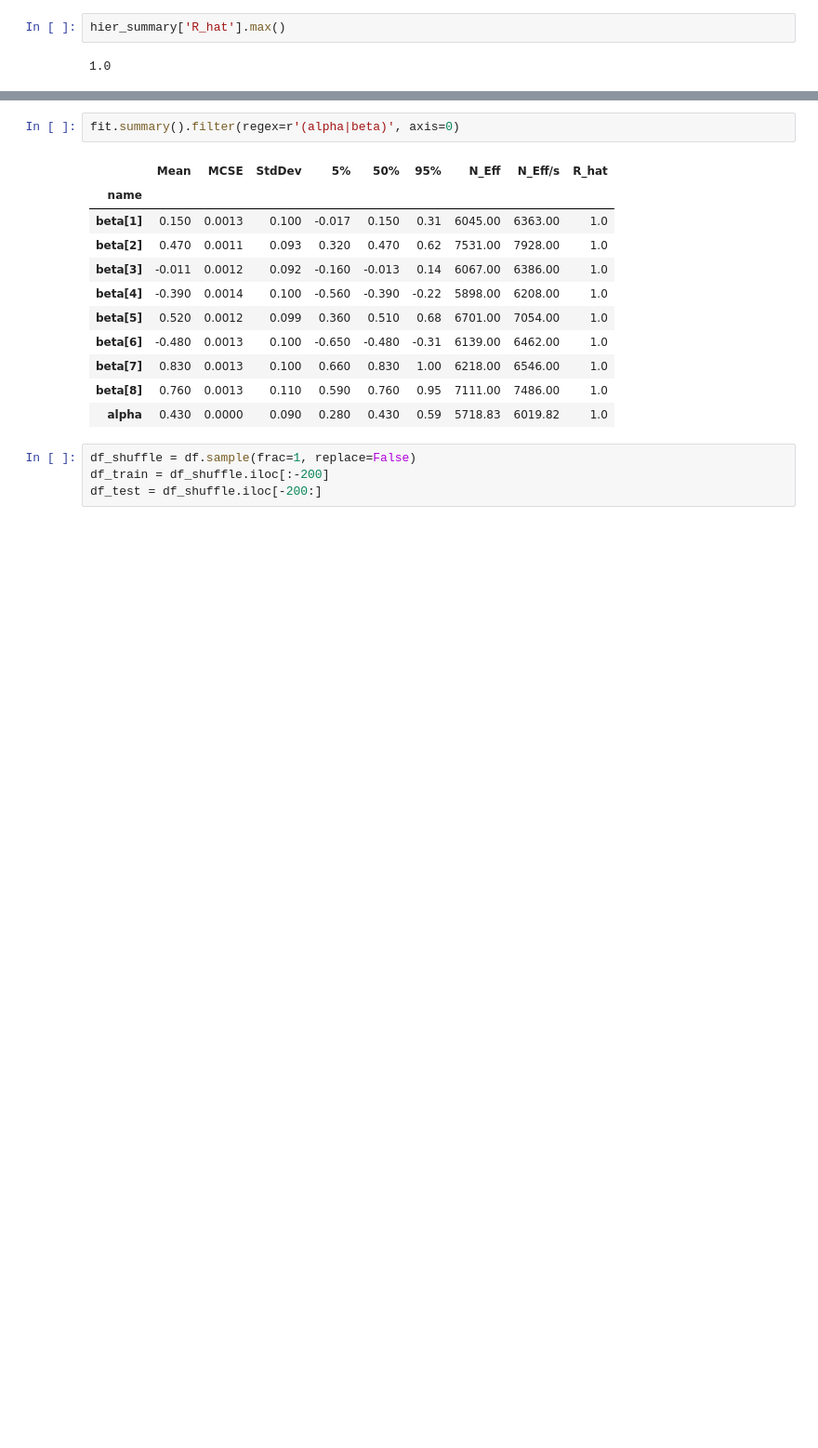
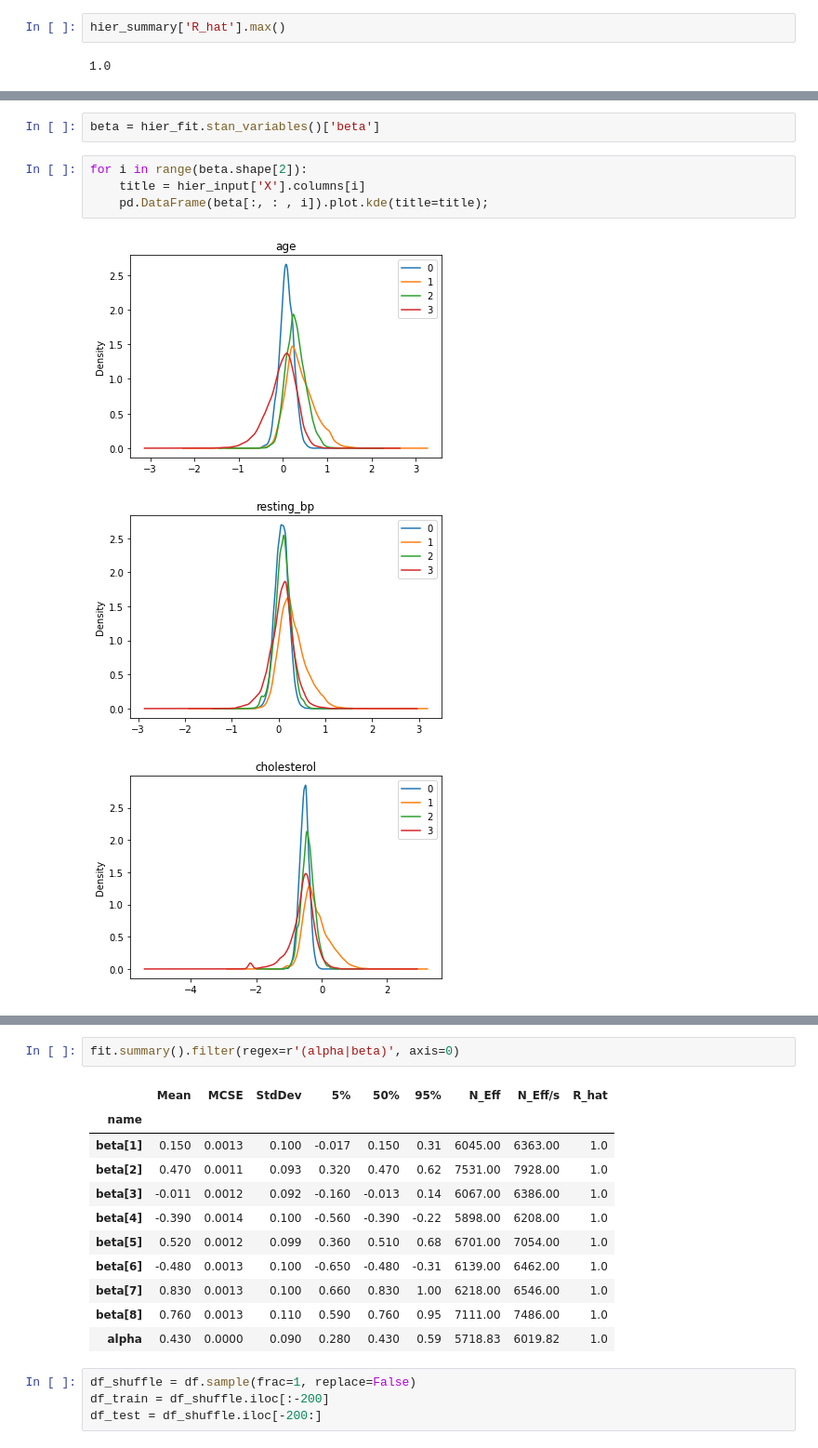
Before and after one commit to Elias-YJ/BDA_project, a Jupyter notebook: test.ipynb, the cells around one changed output, grey strips where cells are left out. Shown: that part at 93% size. Saved outputs shown, nothing was run; the diff lists cells and outputs as text; blank space fills up the shorter version.

```diff
--- a/test.ipynb
+++ b/test.ipynb
@@ -203,0 +215,10 @@ hier_summary
+# %%
+beta = hier_fit.stan_variables()['beta']
+# %%
+for i in range(beta.shape[2]):
+    title = hier_input['X'].columns[i]
+    pd.DataFrame(beta[:, : , i]).plot.kde(title=title);
+# %% [output]
+[figure, added]
+[figure, added]
+[figure, added]
```
Also changed, not shown: parts of 5 cells of this notebook, 1 other file.
